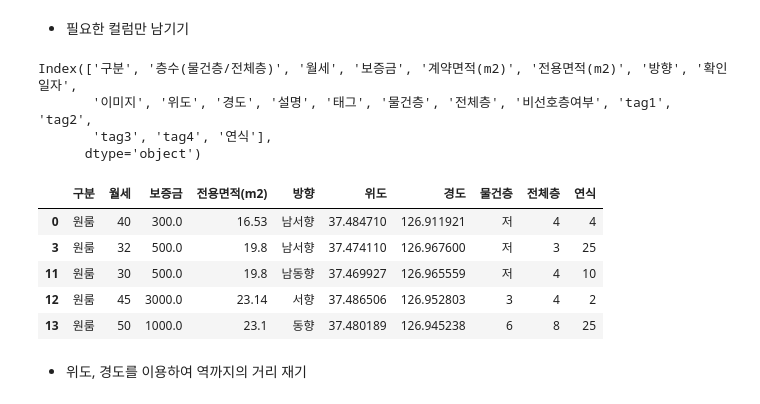
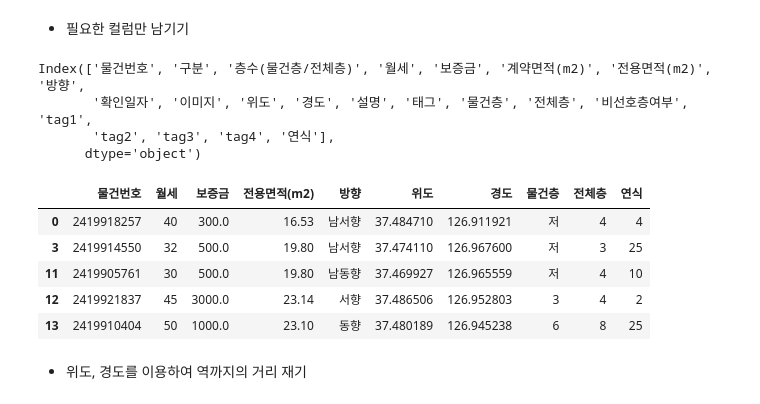
Before and after one commit to miri6913/Finding_House_Using_RealEstate_Data, a Jupyter notebook: 부동산 데이터 분석을 통해 최적의 자취방 구하기.ipynb, the cells around one changed output. Saved outputs shown, nothing was run; the diff lists cells and outputs as text; code cells hidden in the pictures.

```diff
--- a/부동산 데이터 분석을 통해 최적의 자취방 구하기.ipynb
+++ b/부동산 데이터 분석을 통해 최적의 자취방 구하기.ipynb
@@ -83,3 +79,5 @@ OSError: [Errno 22] Invalid argument: '/content/drive/MyDrive/강의ᄌ
+# %%
+data = pd.read_excel('Data/data.xlsx')
 # %%
 data.head()
 # %% [output]
@@ -159,6 +154,3 @@ print(data['보증금'].unique())
 [ 300. 2000. 5000.  500. 1000.  100. 3000.  200.   20. 7000.   50.   30.
    nan 4000. 3500. 8200. 5500.   35. 8000. 9500. 7500. 6000. 6500. 1500.
  2500. 9000. 3700.  400. 9540. 9990. 6900. 7300.]
-# %%
-data['보증금'] = data['보증금'].str.replace(',','').astype(int)
-data['보증금'].unique()
@@ -277,20 +268,20 @@ data_filtered
 # %%
 data_filtered.columns
 # %% [output]
-Index(['구분', '층수(물건층/전체층)', '월세', '보증금', '계약면적(m2)', '전용면적(m2)', '방향', '확인일자',
-       '이미지', '위도', '경도', '설명', '태그', '물건층', '전체층', '비선호층여부', 'tag1', 'tag2',
-       'tag3', 'tag4', '연식'],
+Index(['물건번호', '구분', '층수(물건층/전체층)', '월세', '보증금', '계약면적(m2)', '전용면적(m2)', '방향',
+       '확인일자', '이미지', '위도', '경도', '설명', '태그', '물건층', '전체층', '비선호층여부', 'tag1',
+       'tag2', 'tag3', 'tag4', '연식'],
       dtype='object')
 # %%
-data_filtered = data_filtered[['구분','월세','보증금','전용면적(m2)','방향','위도','경도','물건층','전체층','연식']]
+data_filtered = data_filtered[['물건번호','월세','보증금','전용면적(m2)','방향','위도','경도','물건층','전체층','연식']]
 data_filtered.head()
 # %% [output]
-|  | 구분 | 월세 | 보증금 | 전용면적(m2) | 방향 | 위도 | 경도 | 물건층 | 전체층 | 연식 |
-| 0 | 원룸 | 40 | 300.0 | 16.53 | 남서향 | 37.484710 | 126.911921 | 저 | 4 | 4 |
-| 3 | 원룸 | 32 | 500.0 | 19.8 | 남서향 | 37.474110 | 126.967600 | 저 | 3 | 25 |
-| 11 | 원룸 | 30 | 500.0 | 19.8 | 남동향 | 37.469927 | 126.965559 | 저 | 4 | 10 |
-| 12 | 원룸 | 45 | 3000.0 | 23.14 | 서향 | 37.486506 | 126.952803 | 3 | 4 | 2 |
-| 13 | 원룸 | 50 | 1000.0 | 23.1 | 동향 | 37.480189 | 126.945238 | 6 | 8 | 25 |
+|  | 물건번호 | 월세 | 보증금 | 전용면적(m2) | 방향 | 위도 | 경도 | 물건층 | 전체층 | 연식 |
+| 0 | 2419918257 | 40 | 300.0 | 16.53 | 남서향 | 37.484710 | 126.911921 | 저 | 4 | 4 |
+| 3 | 2419914550 | 32 | 500.0 | 19.80 | 남서향 | 37.474110 | 126.967600 | 저 | 3 | 25 |
+| 11 | 2419905761 | 30 | 500.0 | 19.80 | 남동향 | 37.469927 | 126.965559 | 저 | 4 | 10 |
+| 12 | 2419921837 | 45 | 3000.0 | 23.14 | 서향 | 37.486506 | 126.952803 | 3 | 4 | 2 |
+| 13 | 2419910404 | 50 | 1000.0 | 23.10 | 동향 | 37.480189 | 126.945238 | 6 | 8 | 25 |
 # %% [markdown]
 - 위도, 경도를 이용하여 역까지의 거리 재기
 # %%
```
Also changed, not shown: parts of 17 cells of this notebook.
